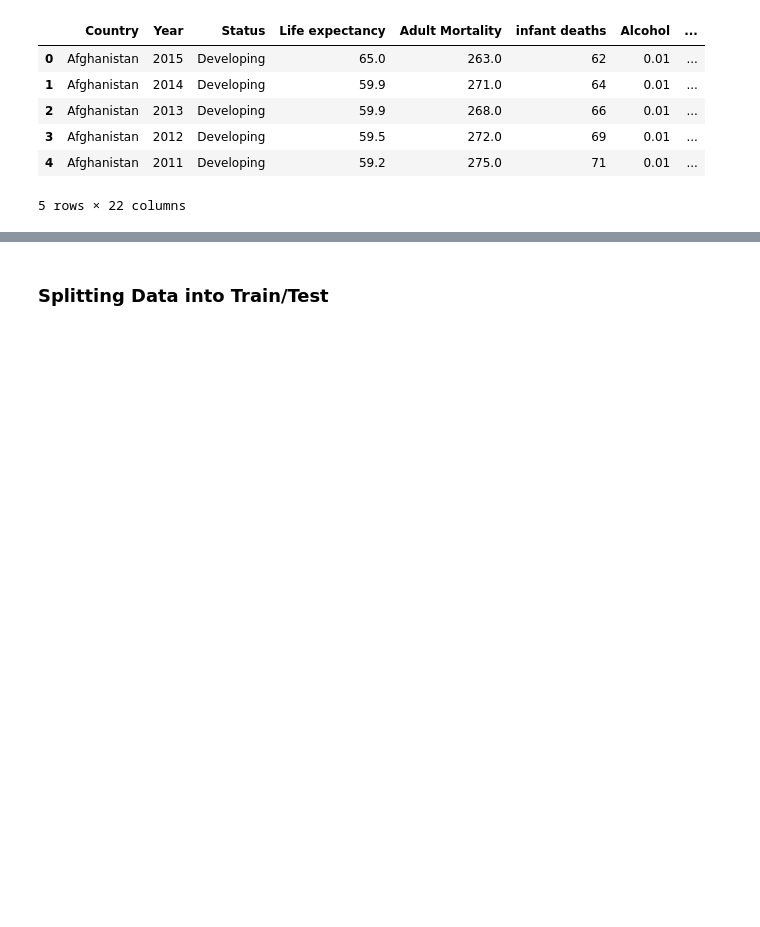
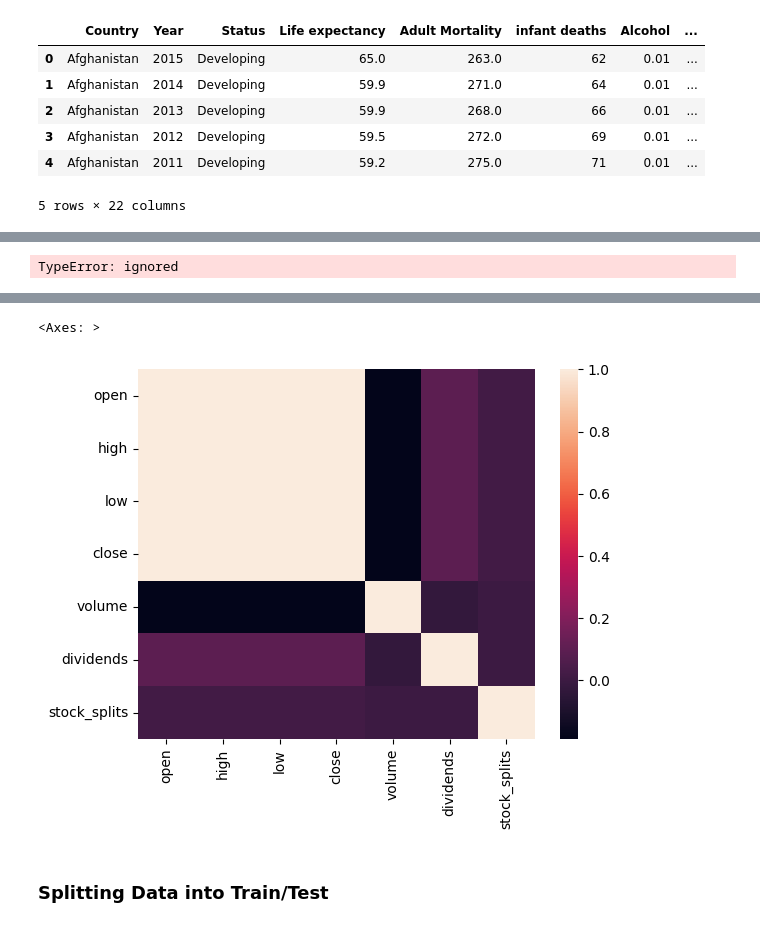
Before and after one commit to a-winders/MLA_ATW, a Jupyter notebook: FinalProject_Regression_ATW.ipynb, the cells around one changed output, grey strips where cells are left out. Drawn from its saved outputs; the diff is of its cells as text; code cells hidden in the pictures; blank space fills up the shorter version.

```diff
--- a/FinalProject_Regression_ATW.ipynb
+++ b/FinalProject_Regression_ATW.ipynb
@@ -87,0 +261,10 @@ df.head()
+# %%
+df_melted = pd.melt(df)
+sns.boxplot(x='variable',y='variable',data=df_melted)
+# boxplot = df.boxplot(figsize = (5,5), rot = 90, fontsize= '8', grid = False)
+# %% [output]
+TypeError: ignored
+# %%
+corr = df.corr()
+sns.heatmap(corr, xticklabels=corr.columns, yticklabels=corr.columns)
+# %% [output]
@@ -88,3 +272,5 @@ df.head()
+<Axes: >
+[figure, added]
 # %% [markdown]
 ### Splitting Data into Train/Test
 # %% [markdown]
```
Also changed, not shown: parts of 28 cells of this notebook.
